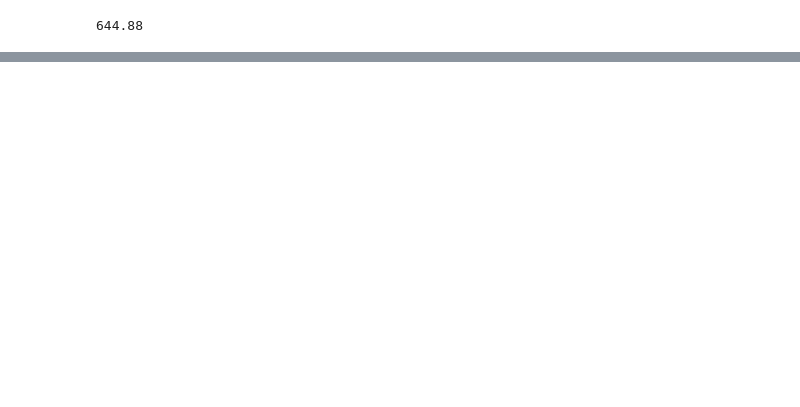
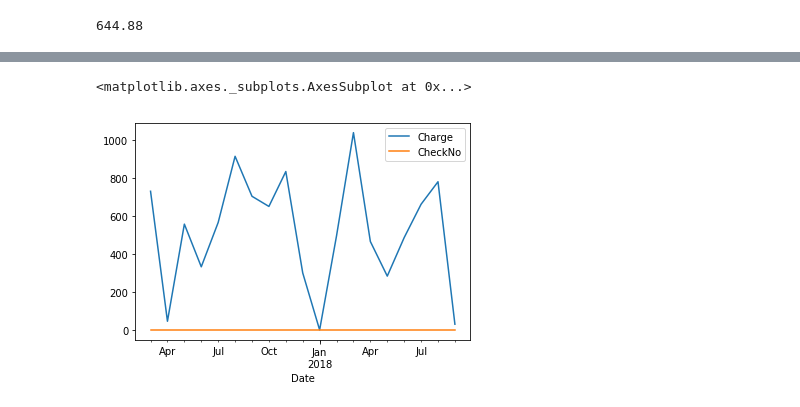
Before and after one commit to brenndaude/ga_projects, a Jupyter notebook: Final_Project/finances_analysis.ipynb, the cells around one changed output, grey strips where cells are left out. Saved outputs shown, nothing was run; the diff lists cells and outputs as text; code cells hidden in the pictures; blank space fills up the shorter version.

```diff
--- a/Final_Project/finances_analysis.ipynb
+++ b/Final_Project/finances_analysis.ipynb
@@ -251,0 +415,5 @@ crypto['Charge'].sum()
+# %%
+bills_keys = 'BILL PAY|RECURRING PAYMENT'
+bills = df[df['Description'].str.contains(bills_keys, case = False)]
+bills_monthly = bills.resample('M').sum()
+bills_monthly['2018']
@@ -251,0 +432,5 @@ crypto['Charge'].sum()
+# %%
+bills_monthly.plot()
+# %% [output]
+<matplotlib.axes._subplots.AxesSubplot at 0x...>
+[figure, added]
```
Also changed, not shown: parts of 27 cells of this notebook.
